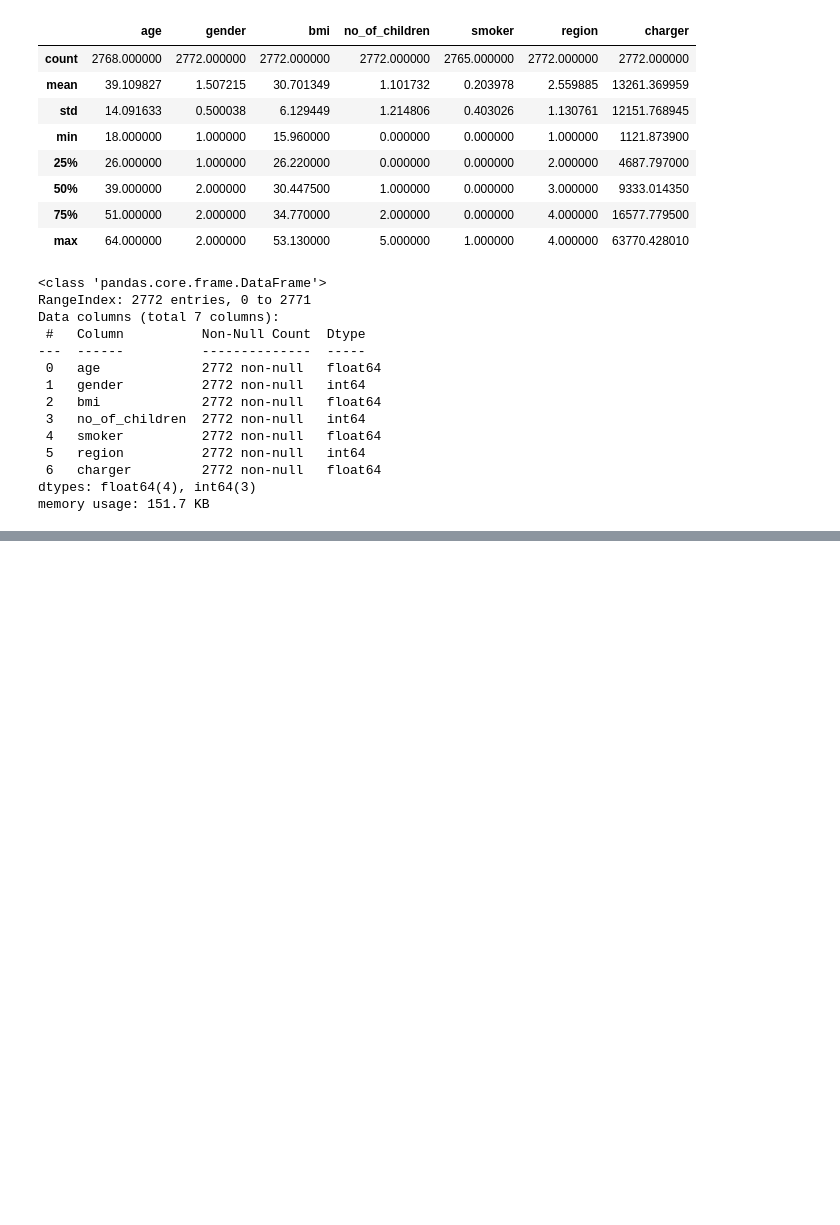
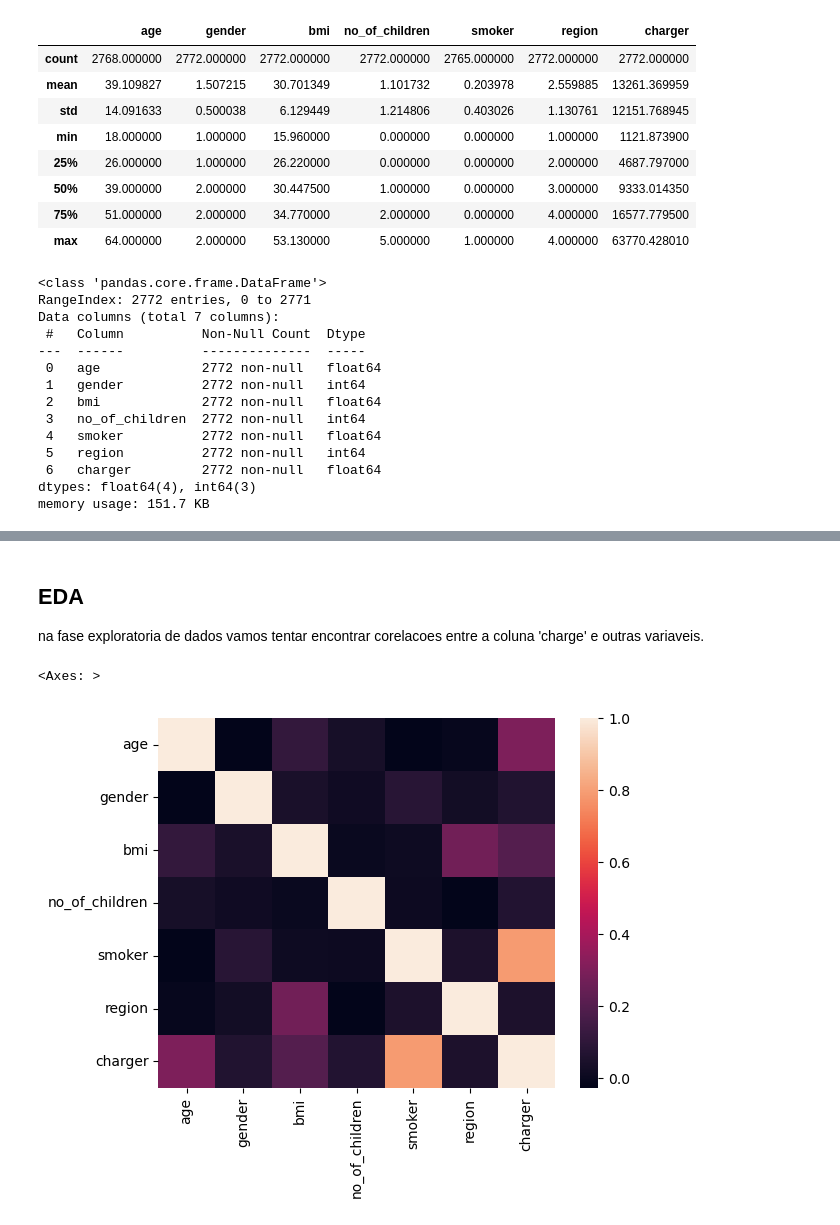
Before and after one commit to dinorahfariasc/IBMDataScience, a Jupyter notebook: data analysis with python/labs/Practice Project - Data Analysis Insurance Cost Data Set.ipynb, the cells around one changed output, grey strips where cells are left out. Saved outputs shown, nothing was run; the diff lists cells and outputs as text; code cells hidden in the pictures; blank space fills up the shorter version.

```diff
--- a/data analysis with python/labs/Practice Project - Data Analysis Insurance Cost Data Set.ipynb
+++ b/data analysis with python/labs/Practice Project - Data Analysis Insurance Cost Data Set.ipynb
@@ -167,3 +169,13 @@ df.head()
 | 2 | 28.0 | 2 | 33.000 | 3 | 0.0 | 4 | 4449.46 |
 | 3 | 33.0 | 2 | 22.705 | 0 | 0.0 | 1 | 21984.47 |
 | 4 | 32.0 | 2 | 28.880 | 0 | 0.0 | 1 | 3866.86 |
+# %% [markdown]
+## EDA
+na fase exploratoria de dados vamos tentar encontrar corelacoes entre a coluna 'charge' e outras variaveis.
+# %%
+corr = df.corr()
+
+sns.heatmap(corr)
+# %% [output]
+<Axes: >
+[figure, added]
```
Also changed, not shown: parts of 18 cells of this notebook.
